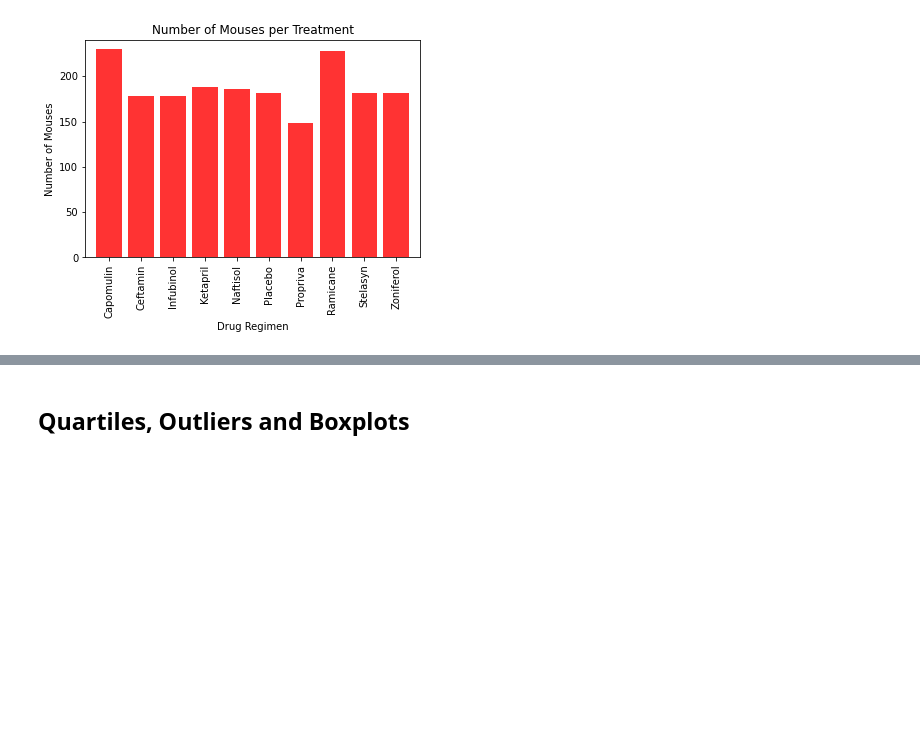
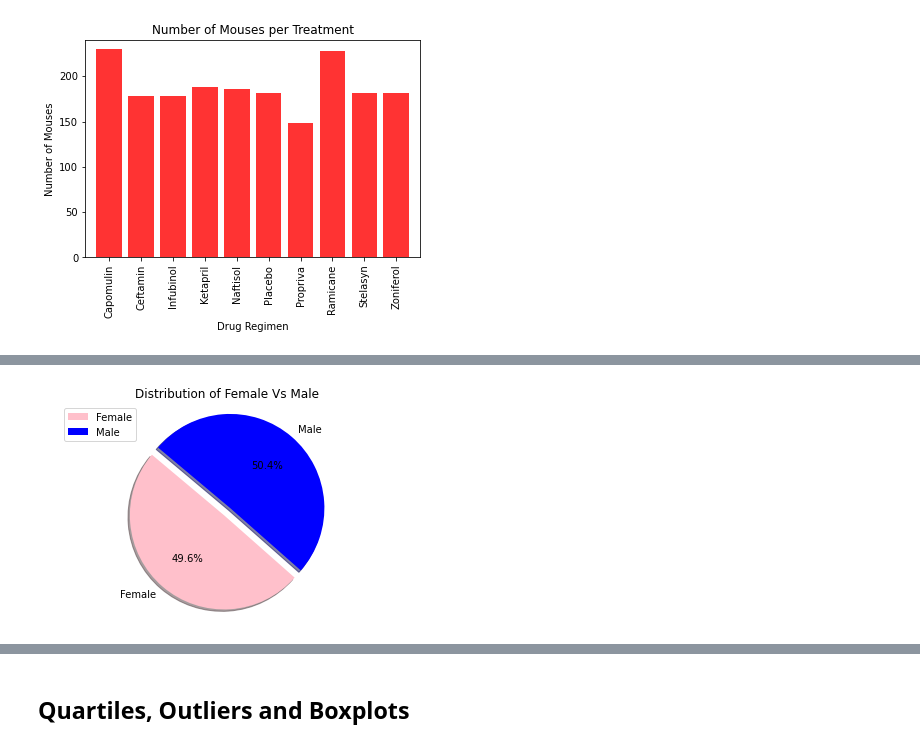
Before and after one commit to JoseH-Git/matplotlib--challenge, a Jupyter notebook: Pymaceuticals/pymaceuticals_starter.ipynb, the cells around one changed output, grey strips where cells are left out. Cells and saved outputs as stored; diff of their text form; code cells hidden in the pictures; blank space fills up the shorter version.

Commit message:
pie_charts

```diff
--- a/Pymaceuticals/pymaceuticals_starter.ipynb
+++ b/Pymaceuticals/pymaceuticals_starter.ipynb
@@ -201,0 +184,12 @@ gender_grouped.head()
+# %%
+# Generate a pie plot showing the distribution of female versus male mice using pandas
+groupby_gender = data_clean_df.groupby(["Mouse ID","Sex"])
+groupby_gender
+gender_df = pd.DataFrame(groupby_gender.size())
+
+mouse_gender = pd.DataFrame(gender_df.groupby(["Sex"]).count())
+mouse_gender.columns = ["Total Count"]
+
+mouse_gender["Percentage of Sex"] = (100*(mouse_gender["Total Count"]/mouse_gender["Total Count"].sum()))
+
+mouse_gender
@@ -202,16 +201,13 @@ gender_grouped.head()
 # %%
-# Generate a pie plot showing the distribution of female versus male mice using pyplot
+# Generate a pie plot showing the distribution of female versus male mice using pandas
+colors = ["pink", "blue"]
+explode = (0.1, 0)
+mouse_gender.plot.pie(y='Total Count', colors = colors, startangle=140, explode = explode, shadow = True, autopct="%1.1f%%")
 
-colors = ['green', 'blue']
-labels = ['Male', 'Female']
-explode = (0.1, 0)
-total_count =
-#plot = mouse_gender.plot.pie(y='Total Count', colors = colors, startangle=140, explode = explode, shadow = True, autopct="%1.1f%%")
-plt.pie('Total Count,'explode=explode, labels=labels, colors=colors, autopct="%1.1f%%", shadow=True, startangle=140)
+plt.title("Distribution of Female Vs Male")
+plt.ylabel(" ")
+plt.axis("equal")
 
-
-plt.title('Male vs Female Mouse Distribution',fontsize = 20)
-
-plt.savefig("../Images/pi_pandas.png", bbox_inches = "tight")
+plt.savefig("../Images/Distribution of Female Vs Male.png", bbox_inches = "tight")
 plt.show()
 # %% [output]
@@ -218,0 +214 @@ SyntaxError: invalid syntax (<ipython-input-229-3e3c49e25f5b>, line 6)
+[figure, added]
```
Also changed, not shown: parts of 5 cells of this notebook, 1 other file.
